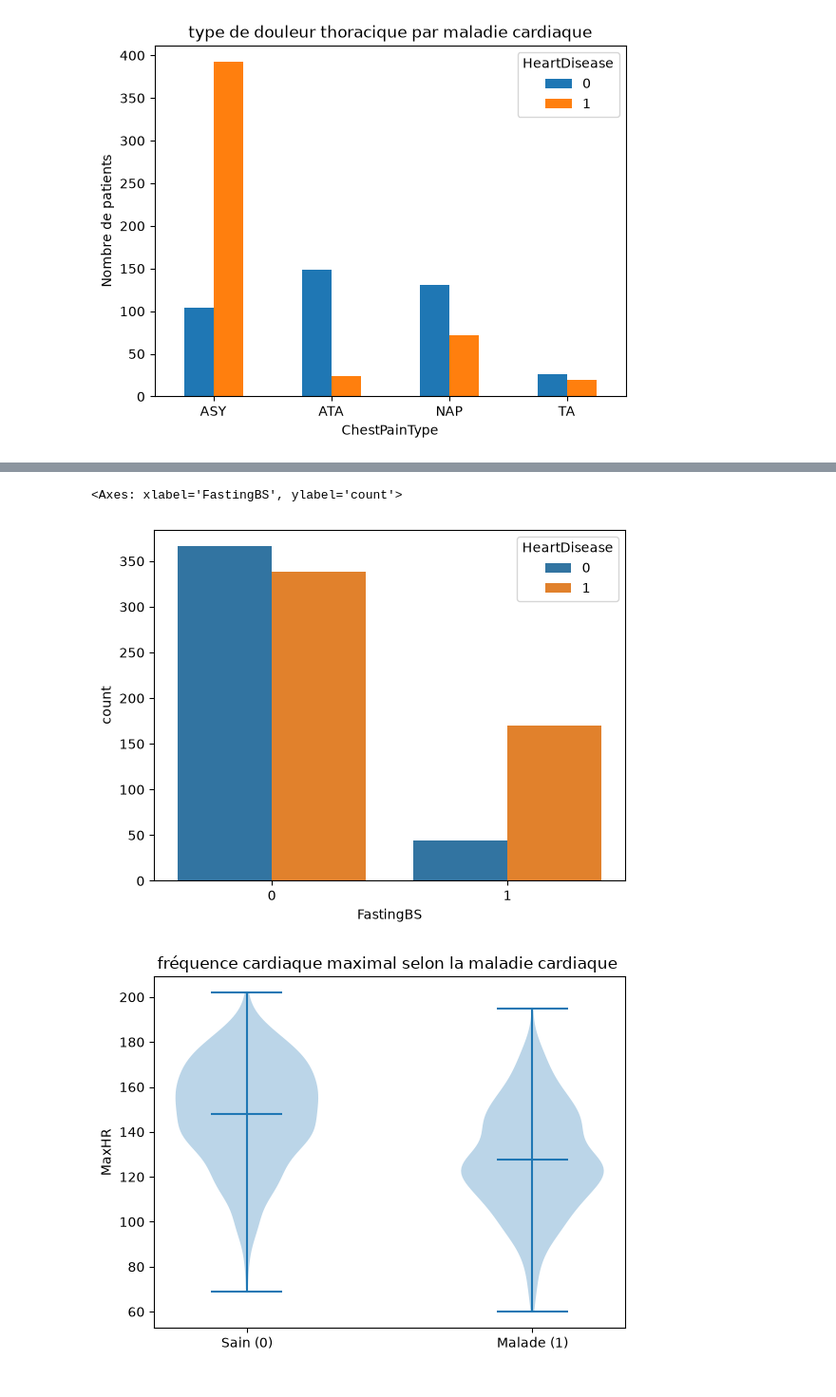
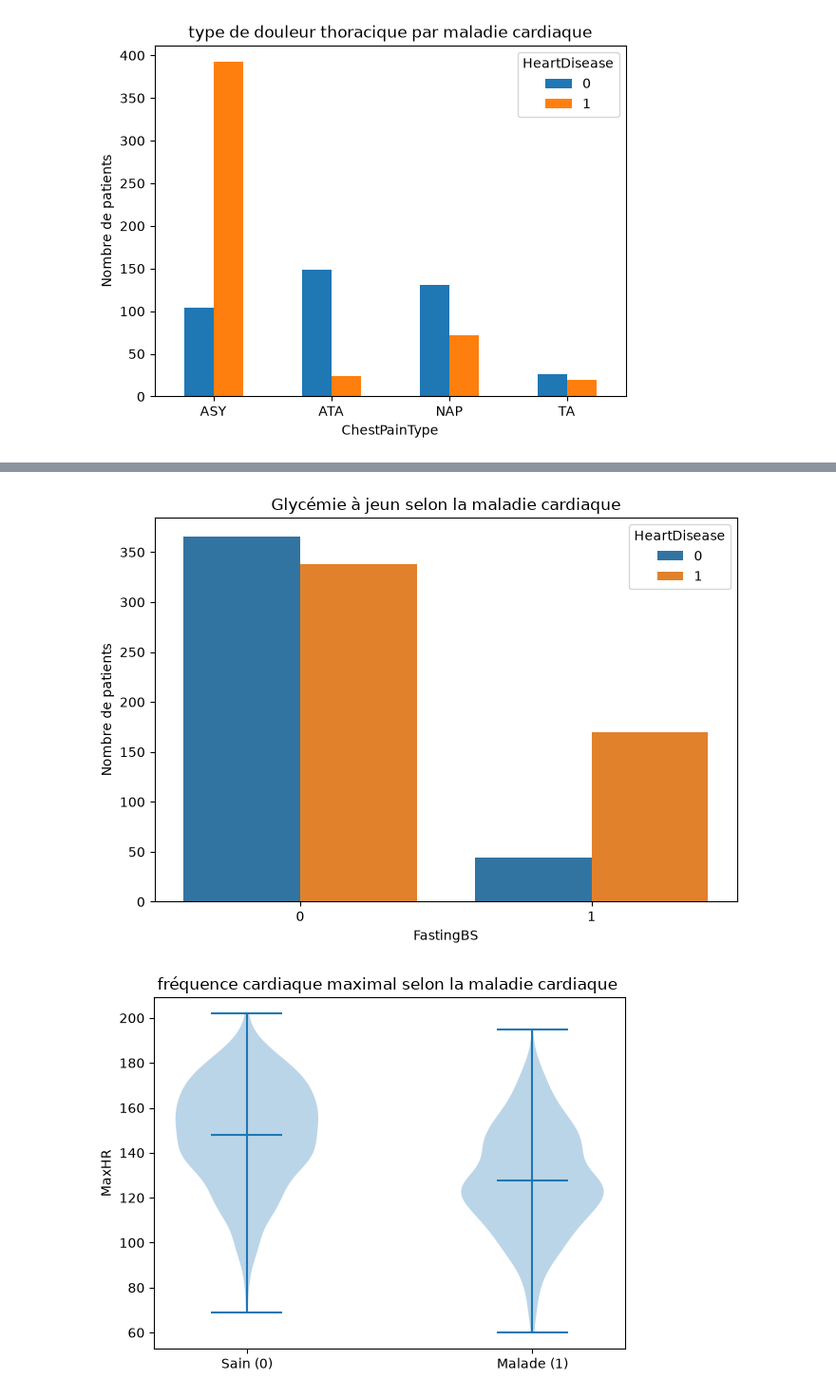
Before and after one commit to mohamedamineelkasbi/heart_disease_prediction_project, a Jupyter notebook: notebooks/DATA_VISUALISATION.ipynb, the cells around one changed output, grey strips where cells are left out. Shown at 95% size. Drawn from its saved outputs; the diff is of its cells as text; code cells hidden in the pictures.

```diff
--- a/notebooks/DATA_VISUALISATION.ipynb
+++ b/notebooks/DATA_VISUALISATION.ipynb
@@ -109,8 +131,26 @@ plt.show()
 # %%
-sns.countplot(x = df_eda['FastingBS'],hue = df_eda['HeartDisease'])
+plt.figure(figsize=(7, 5))
+
+sns.countplot(
+    x=df_eda['FastingBS'],
+    hue=df_eda['HeartDisease']
+)
+
+plt.title('Glycémie à jeun selon la maladie cardiaque')
+plt.xlabel('FastingBS')
+plt.ylabel('Nombre de patients')
+
+plt.tight_layout()
+
+plt.savefig(
+    '../figures/FastingBS_par_maladie_cardiaque.png',
+    dpi=300,
+    bbox_inches='tight'
+)
+
+plt.show()
 # %% [output]
-<Axes: xlabel='FastingBS', ylabel='count'>
-[figure, old version]
+[figure, new version]
 # %%
 data = [
     df_eda[df_eda['HeartDisease'] == 0]['MaxHR'],
```
Also changed, not shown: parts of 6 cells of this notebook, 7 other files.
